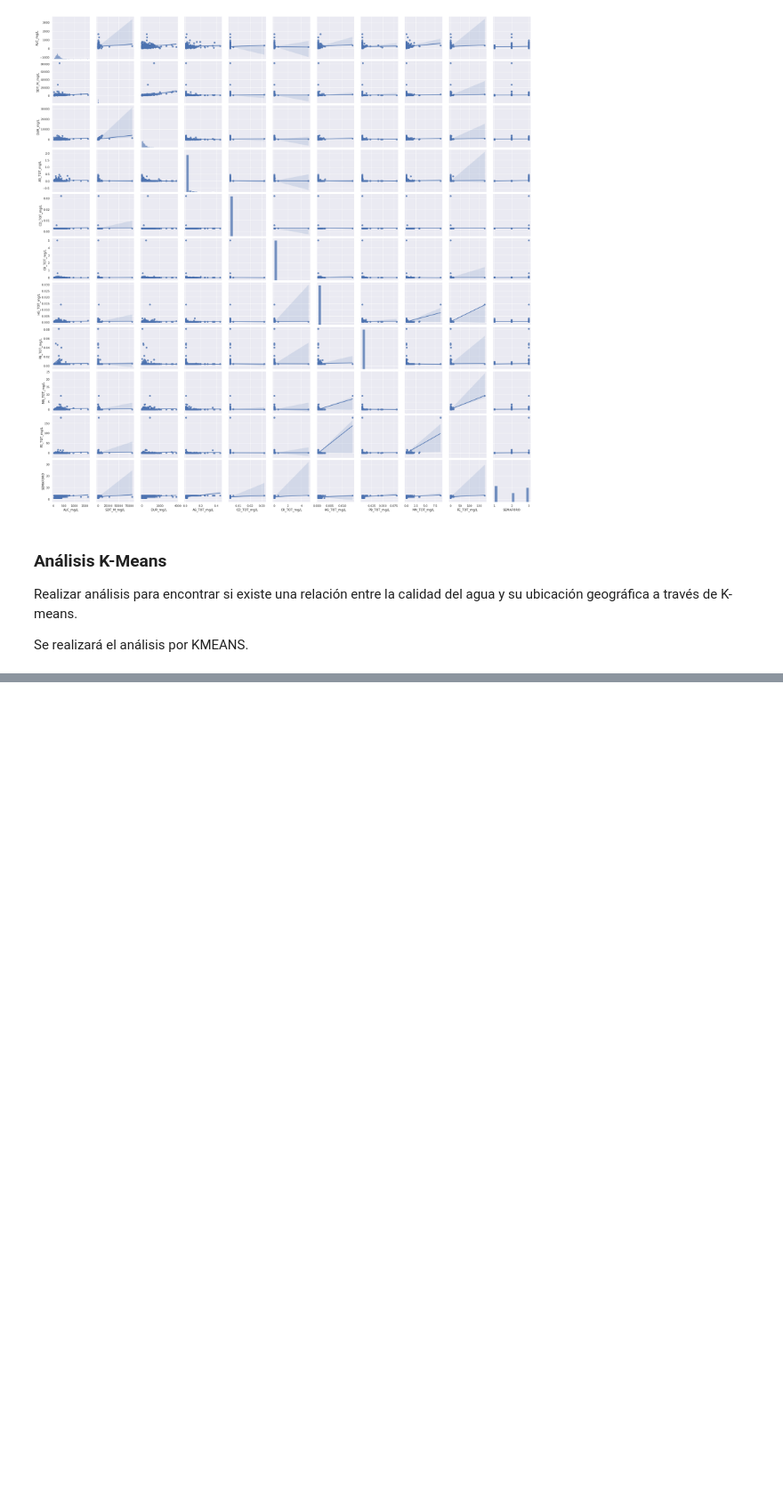
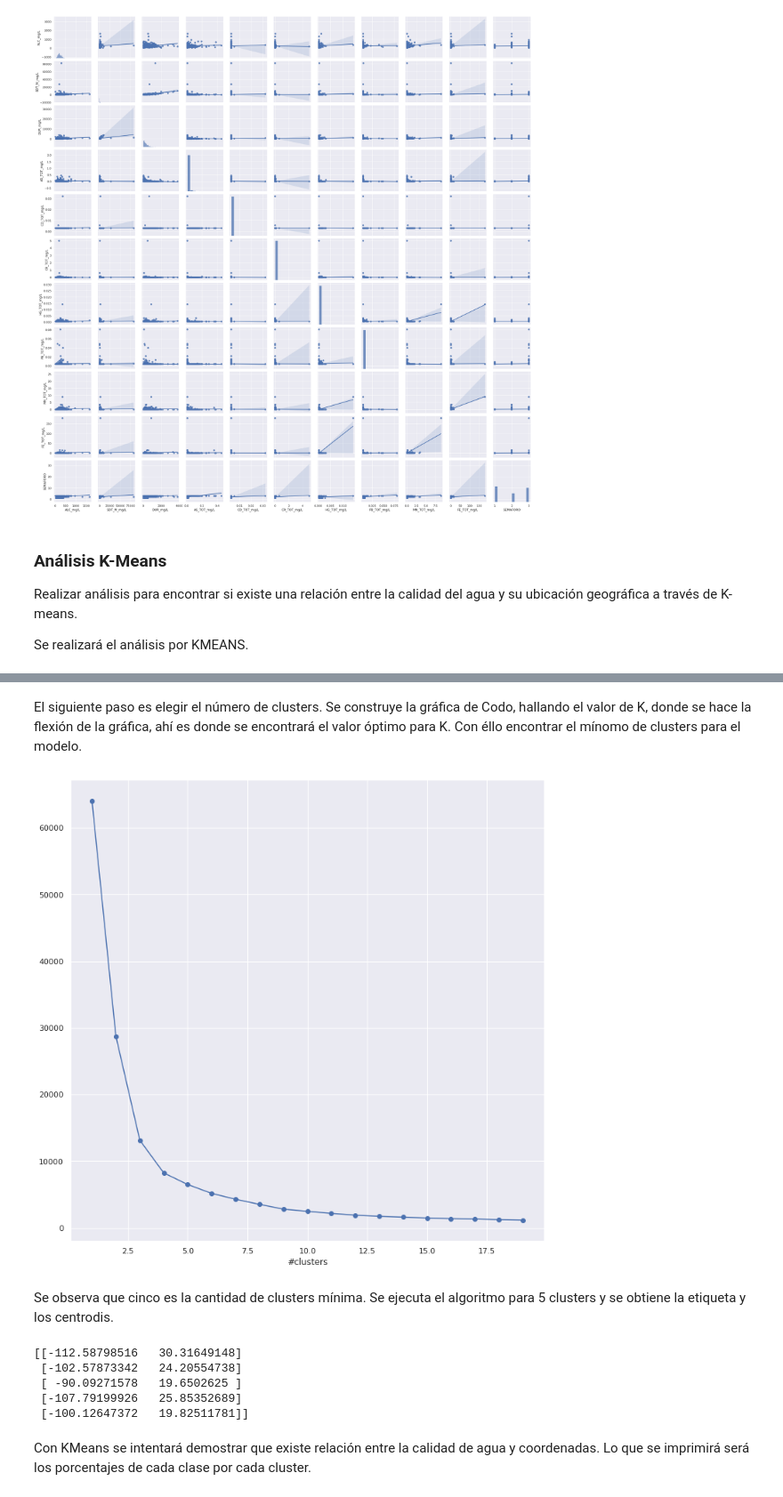
Before and after one commit to PosgradoMNA/actividades-del-projecto-equipo70, a Jupyter notebook: RetoFinal/Entrega1/Reto_Entrega1_Limpieza_análisis_visualización_kmeans.ipynb, the cells around one changed output, grey strips where cells are left out. Shown at 89% size. Drawn from its saved outputs; the diff is of its cells as text; code cells hidden in the pictures; blank space fills up the shorter version.

```diff
--- a/RetoFinal/Entrega1/Reto_Entrega1_Limpieza_análisis_visualización_kmeans.ipynb
+++ b/RetoFinal/Entrega1/Reto_Entrega1_Limpieza_análisis_visualización_kmeans.ipynb
@@ -659,17 +659,3 @@ sns.pairplot(df_sub_clean[NC],kind='reg')
 Realizar análisis para encontrar si existe una relación entre la calidad del agua y su ubicación geográfica a través de K- means.
 
 Se realizará el análisis por KMEANS.
-# %%
-import geopandas
-import geopandas as gpd
-from sklearn.preprocessing import LabelEncoder
-from shapely.geometry import Point
-
-le = LabelEncoder()
-df_sub_clean2["SEMAFORO_Type"]= le.fit_transform(df_sub_clean2["SEMAFORO"])
-
-df_sub_clean2["Coordinates"] = list(zip(df_sub_clean2.LONGITUD, df_sub_clean2.LATITUD))
-df_sub_clean2["Coordinates"] = df_sub_clean2["Coordinates"].apply(Point)
-
-kS = gpd.GeoDataFrame(df_sub_clean2, geometry="Coordinates")
-gS = gpd.GeoDataFrame(df_sub_clean2, geometry="Coordinates")
@@ -912,0 +683,41 @@ plt.show()
+# %%
+df_sub_lonlat = df_sub_clean2.copy()
+
+df_sub_lonlat["Coordinates"] = list(zip(df_sub_lonlat.LONGITUD, df_sub_lonlat.LATITUD))
+df_sub_lonlat["Coordinates"] = df_sub_lonlat["Coordinates"].apply(Point)
+gdf = gpd.GeoDataFrame(df_sub_lonlat, geometry="Coordinates")
+# %% [markdown]
+El siguiente paso es elegir el número de clusters. Se construye la gráfica de Codo, hallando el valor de K, donde se hace la flexión de la gráfica, ahí es donde se encontrará el valor óptimo para K. Con éllo encontrar el mínomo de clusters para el modelo.
+# %%
+long_lat_sub = list(zip(gdf.LONGITUD, gdf.LATITUD))
+m = 20
+i = list()
+
+for j in range(1, m):
+  kmeans = KMeans(n_clusters=j)
+  kmeans.fit(long_lat_sub)
+  i.append([j,kmeans.inertia_])
+
+#Se grafica Elbow curve
+sns.set(rc={'figure.figsize':(12,12)})
+plt.plot(pd.DataFrame(i)[0], pd.DataFrame(i)[1],'-o')
+plt.xlabel('#clusters')
+plt.show()
+# %% [output]
+[figure, added]
+# %% [markdown]
+Se observa que cinco es la cantidad de clusters mínima. Se ejecuta el algoritmo para 5 clusters y se obtiene la etiqueta y los centrodis.
+# %%
+#Con KMeans se encontrará las agrupaciones (latitud y longitud o coordenadas), de acuerdo a la calidad del agua
+kmeans = KMeans(n_clusters=5).fit(long_lat_sub)
+c_kmeans = kmeans.predict(long_lat_sub)
+centroids = kmeans.cluster_centers_
+print(centroids)
+# %% [output]
+[[-112.58798516   30.31649148]
+ [-102.57873342   24.20554738]
+ [ -90.09271578   19.6502625 ]
+ [-107.79199926   25.85352689]
+ [-100.12647372   19.82511781]]
+# %% [markdown]
+Con KMeans se intentará demostrar que existe relación entre la calidad de agua y coordenadas. Lo que se imprimirá será los porcentajes de cada clase por cada cluster.
```
Also changed, not shown: parts of 17 cells of this notebook.
